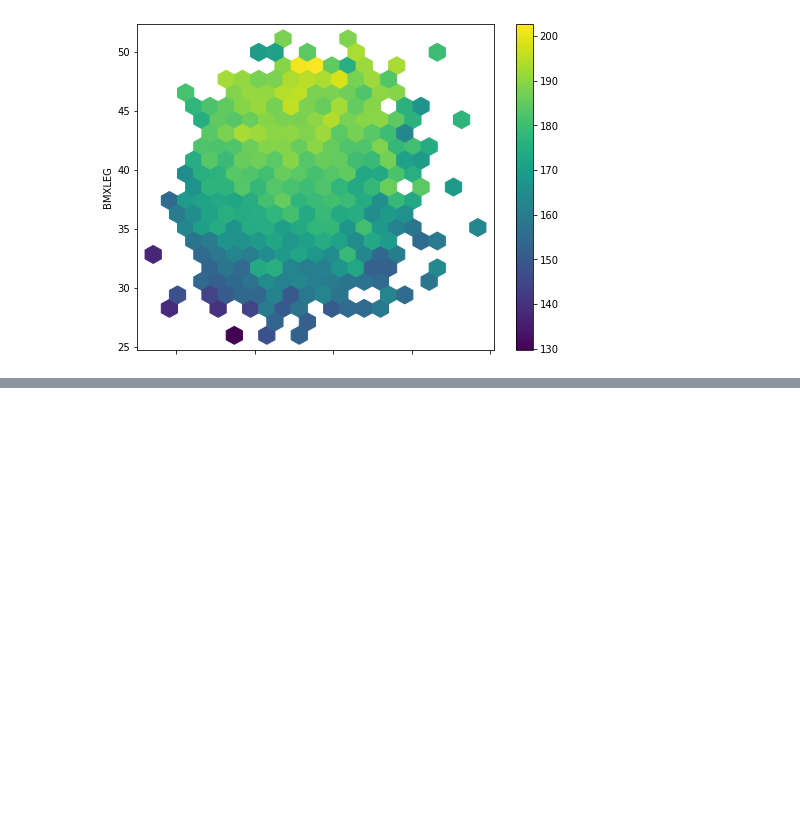
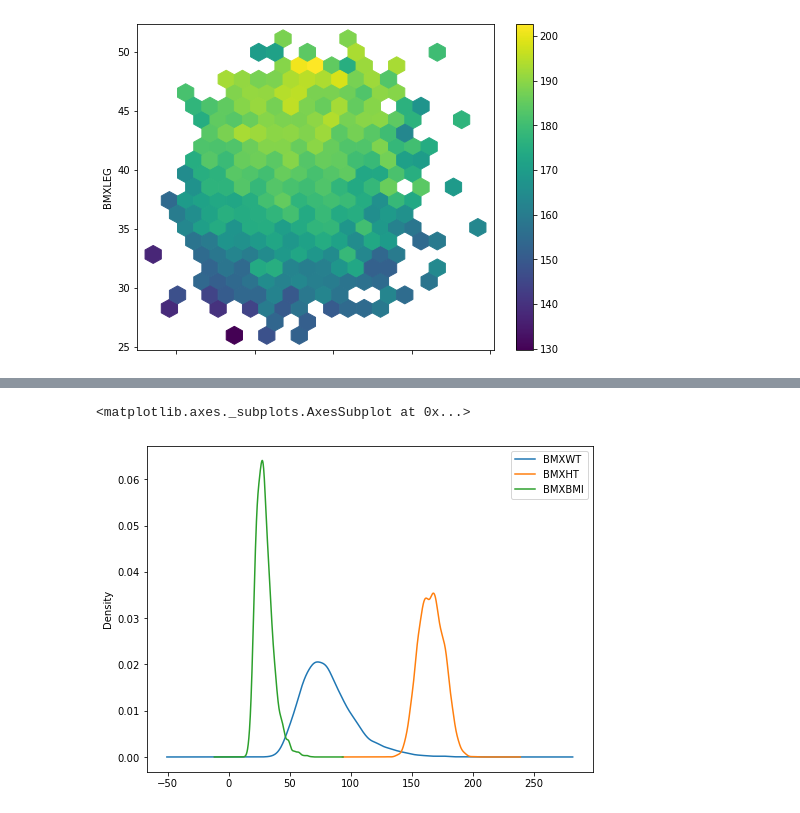
Before and after one commit to MartinXandersson/DataViz, a Jupyter notebook: Pandas.ipynb, the cells around one changed output, grey strips where cells are left out. Saved outputs shown, nothing was run; the diff lists cells and outputs as text; code cells hidden in the pictures; blank space fills up the shorter version.

```diff
--- a/Pandas.ipynb
+++ b/Pandas.ipynb
@@ -215,0 +246,6 @@ df.plot.hexbin(x='BMXARMC', y='BMXLEG', C = 'BMXHT',
+# %%
+# Prob dist. of height, weight & BMI
+df[['BMXWT','BMXHT','BMXBMI']].plot.kde(figsize=(8,6))
+# %% [output]
+<matplotlib.axes._subplots.AxesSubplot at 0x...>
+[figure, added]
```
Also changed, not shown: parts of 4 cells of this notebook.
